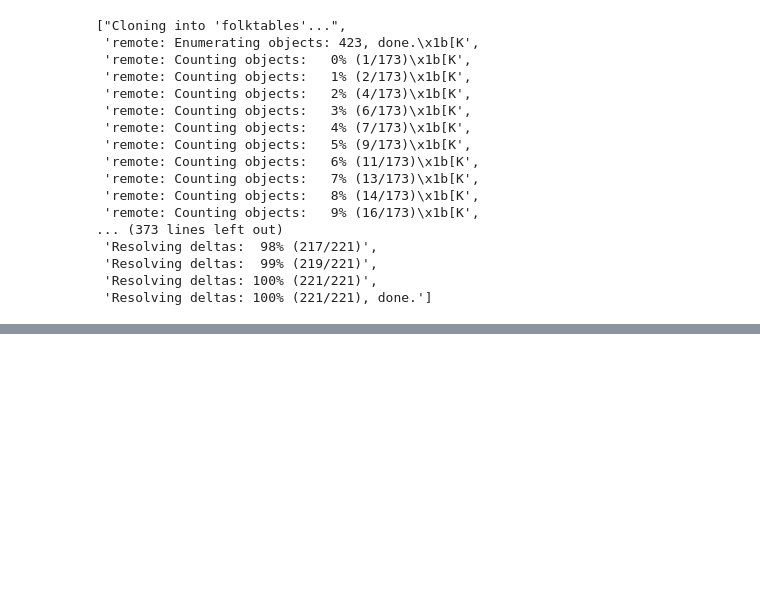
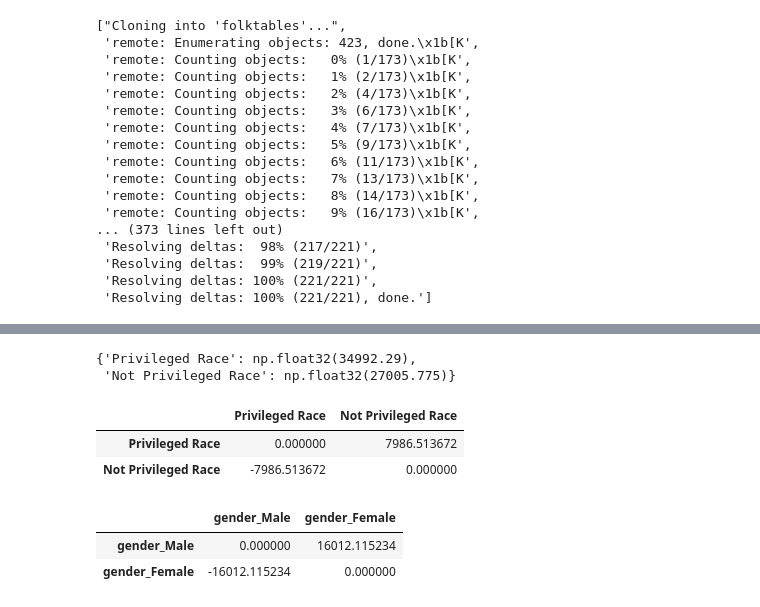
Before and after one commit to Jagoda222/HCML_2, a Jupyter notebook: David_1.ipynb, the cells around one changed output, grey strips where cells are left out. Cells and saved outputs as stored; diff of their text form; code cells hidden in the pictures; blank space fills up the shorter version.

```diff
--- a/David_1.ipynb
+++ b/David_1.ipynb
@@ -51,3 +46,0 @@ Dropping missing values
-# %%
-df.replace('?', np.nan, inplace=True)
-df = df.dropna()
@@ -445,0 +119,40 @@ race_sp
+# %%
+mean_race_pred = {}
+mean_gender_pred = {}
+
+
+mean_race_pred['Privileged Race']=pred_df[pred_df['race_White']==True]['pred_income'].mean()
+mean_race_pred['Not Privileged Race']=pred_df[pred_df['race_White']!=True]['pred_income'].mean()
+
+
+mean_gender_pred['gender_Male']=pred_df[pred_df['gender_Male']==True]['pred_income'].mean()
+mean_gender_pred['gender_Female']=pred_df[pred_df['gender_Male']!=True]['pred_income'].mean()
+
+mean_race_pred
+# %% [output]
+{'Privileged Race': np.float32(34992.29),
+ 'Not Privileged Race': np.float32(27005.775)}
+# %%
+race_sp = pd.DataFrame(0.0, index=mean_race_pred.keys(), columns=mean_race_pred.keys())
+
+for i in race_sp.index:
+  for j in race_sp.columns:
+    race_sp.loc[i, j] = mean_race_pred[i] - mean_race_pred[j]
+
+race_sp
+# %% [output]
+|  | Privileged Race | Not Privileged Race |
+| Privileged Race | 0.000000 | 7986.513672 |
+| Not Privileged Race | -7986.513672 | 0.000000 |
+# %%
+gender_sp = pd.DataFrame(0.0, index=mean_gender_pred.keys(), columns=mean_gender_pred.keys())
+
+for i in gender_sp.index:
+  for j in gender_sp.columns:
+    gender_sp.loc[i, j] = mean_gender_pred[i] - mean_gender_pred[j]
+
+gender_sp
+# %% [output]
+|  | gender_Male | gender_Female |
+| gender_Male | 0.000000 | 16012.115234 |
+| gender_Female | -16012.115234 | 0.000000 |
```
Also changed, not shown: parts of 25 cells of this notebook.
